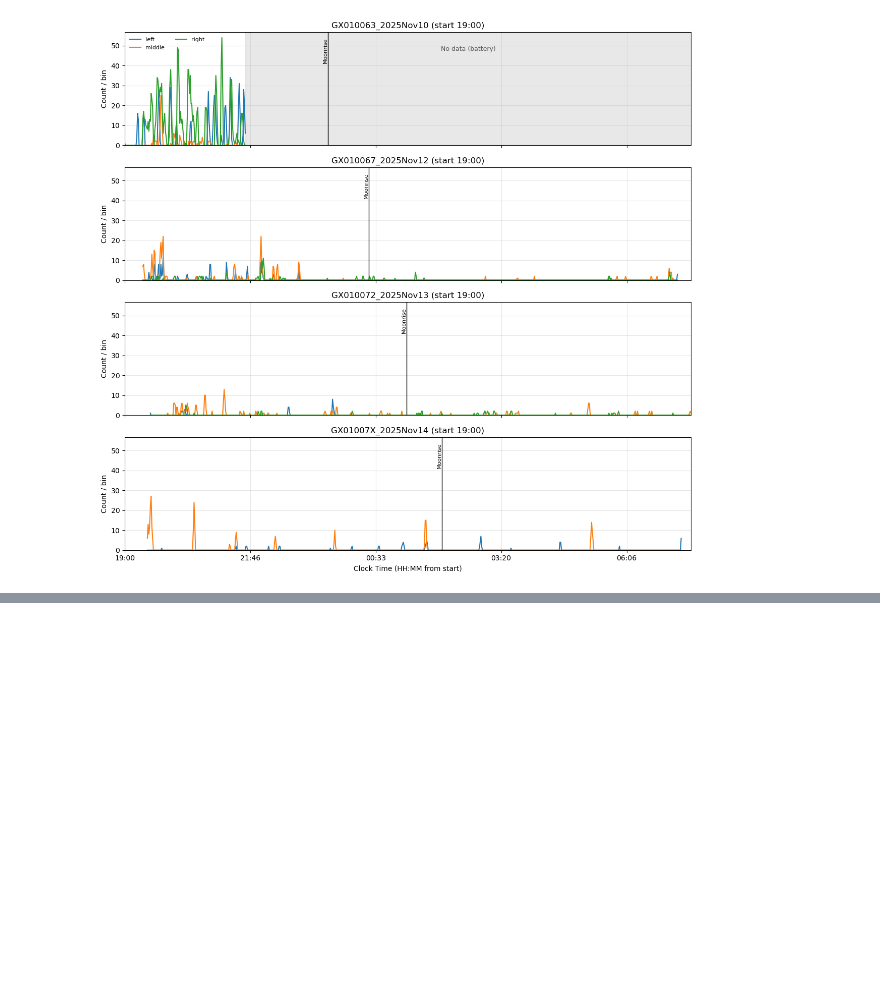
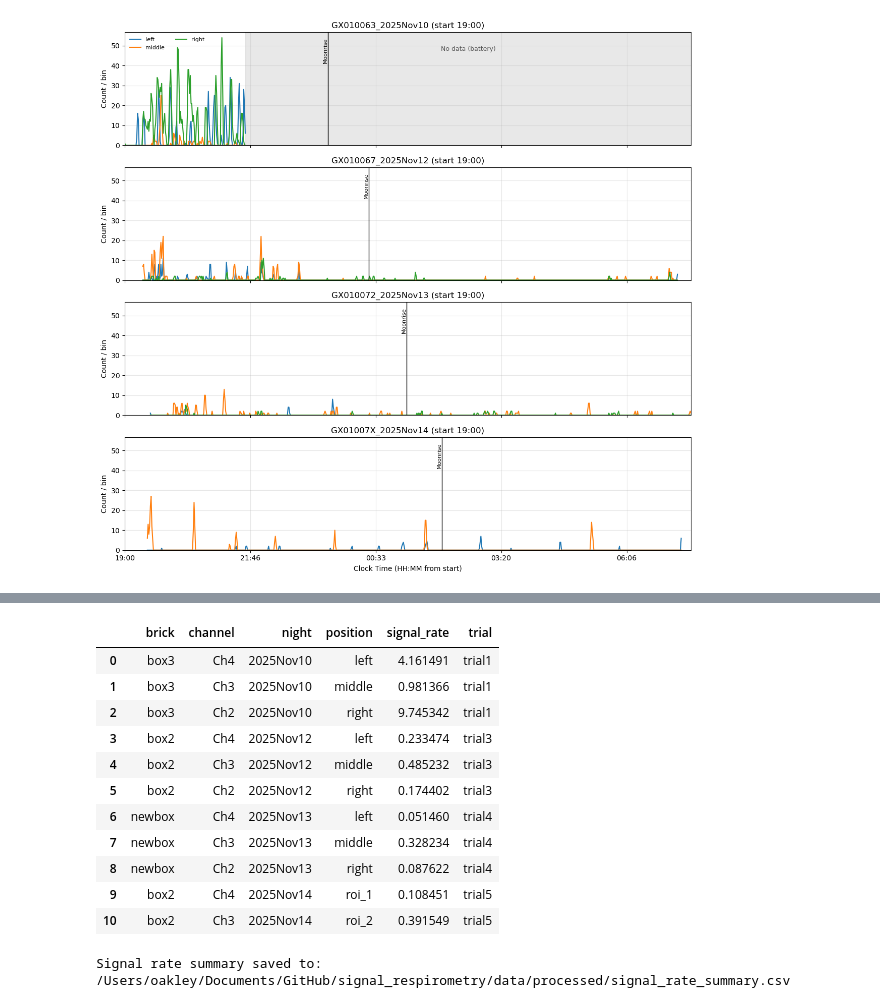
Before and after one commit to ucsb-oakley-lab/signal_respirometry, a Jupyter notebook: notebooks/05_all_videos_comparison.ipynb, the cells around one changed output, grey strips where cells are left out. Cells and saved outputs as stored; diff of their text form; code cells hidden in the pictures; blank space fills up the shorter version.

```diff
--- a/notebooks/05_all_videos_comparison.ipynb
+++ b/notebooks/05_all_videos_comparison.ipynb
@@ -216,0 +258,55 @@ Saved stacked comparison figure to /Users/oakley/Documents/GitHub/signal_respiro
+# %%
+# --- Add manual metadata for combining with respirometry data ---
+
+# Define manual metadata mapping for each (night, position)
+metadata_map = {
+    # Format: (night, position): {metadata fields}
+    ('2025Nov10', 'left'):   {'trial': 'trial1', 'brick': 'box3', 'channel': 'Ch4'},
+    ('2025Nov10', 'middle'): {'trial': 'trial1', 'brick': 'box3', 'channel': 'Ch3'},
+    ('2025Nov10', 'right'):  {'trial': 'trial1', 'brick': 'box3', 'channel': 'Ch2'},
+
+    ('2025Nov12', 'left'):   {'trial': 'trial3', 'brick': 'box2', 'channel': 'Ch4'},
+    ('2025Nov12', 'middle'): {'trial': 'trial3', 'brick': 'box2', 'channel': 'Ch3'},
+    ('2025Nov12', 'right'):  {'trial': 'trial3', 'brick': 'box2', 'channel': 'Ch2'},
+
+#Hereon down I am assuming cylinders were in the same positions, not noted in field notes
+    ('2025Nov13', 'left'):   {'trial': 'trial4', 'brick': 'newbox', 'channel': 'Ch4'},
+    ('2025Nov13', 'middle'): {'trial': 'trial4', 'brick': 'newbox', 'channel': 'Ch3'},
+    ('2025Nov13', 'right'):  {'trial': 'trial4', 'brick': 'newbox', 'channel': 'Ch2'},
+
+#Here, there were only 2 Regions of interest and I am not sure of their left/right designation
+#This is just a guess
+    ('2025Nov14', 'roi_1'): {'trial': 'trial5', 'brick': 'box2', 'channel': 'Ch4'},
+    ('2025Nov14', 'roi_2'): {'trial': 'trial5', 'brick': 'box2', 'channel': 'Ch3'},
+
+}
+
+# Apply metadata to the table
+def add_metadata(row):
+    key = (row['night'], row['position'])
+    meta = metadata_map.get(key, {})
+    for k, v in meta.items():
+        row[k] = v
+    return row
+
+signal_rate_df = signal_rate_df.apply(add_metadata, axis=1)
+display(signal_rate_df)
+
+# Save the signal rate table as a CSV for use in other notebooks
+out_csv = PROCESSED_DIR / "signal_rate_summary.csv"
+signal_rate_df.to_csv(out_csv, index=False)
+print(f"Signal rate summary saved to: {out_csv}")
+# %% [output]
+|  | brick | channel | night | position | signal_rate | trial |
+| 0 | box3 | Ch4 | 2025Nov10 | left | 4.161491 | trial1 |
+| 1 | box3 | Ch3 | 2025Nov10 | middle | 0.981366 | trial1 |
+| 2 | box3 | Ch2 | 2025Nov10 | right | 9.745342 | trial1 |
+| 3 | box2 | Ch4 | 2025Nov12 | left | 0.233474 | trial3 |
+| 4 | box2 | Ch3 | 2025Nov12 | middle | 0.485232 | trial3 |
+| 5 | box2 | Ch2 | 2025Nov12 | right | 0.174402 | trial3 |
+| 6 | newbox | Ch4 | 2025Nov13 | left | 0.051460 | trial4 |
+| 7 | newbox | Ch3 | 2025Nov13 | middle | 0.328234 | trial4 |
+| 8 | newbox | Ch2 | 2025Nov13 | right | 0.087622 | trial4 |
+| 9 | box2 | Ch4 | 2025Nov14 | roi_1 | 0.108451 | trial5 |
+| 10 | box2 | Ch3 | 2025Nov14 | roi_2 | 0.391549 | trial5 |
+Signal rate summary saved to: /Users/oakley/Documents/GitHub/signal_respirometry/data/processed/signal_rate_summary.csv
```
Also changed, not shown: parts of 1 cell of this notebook, 10 other files.
